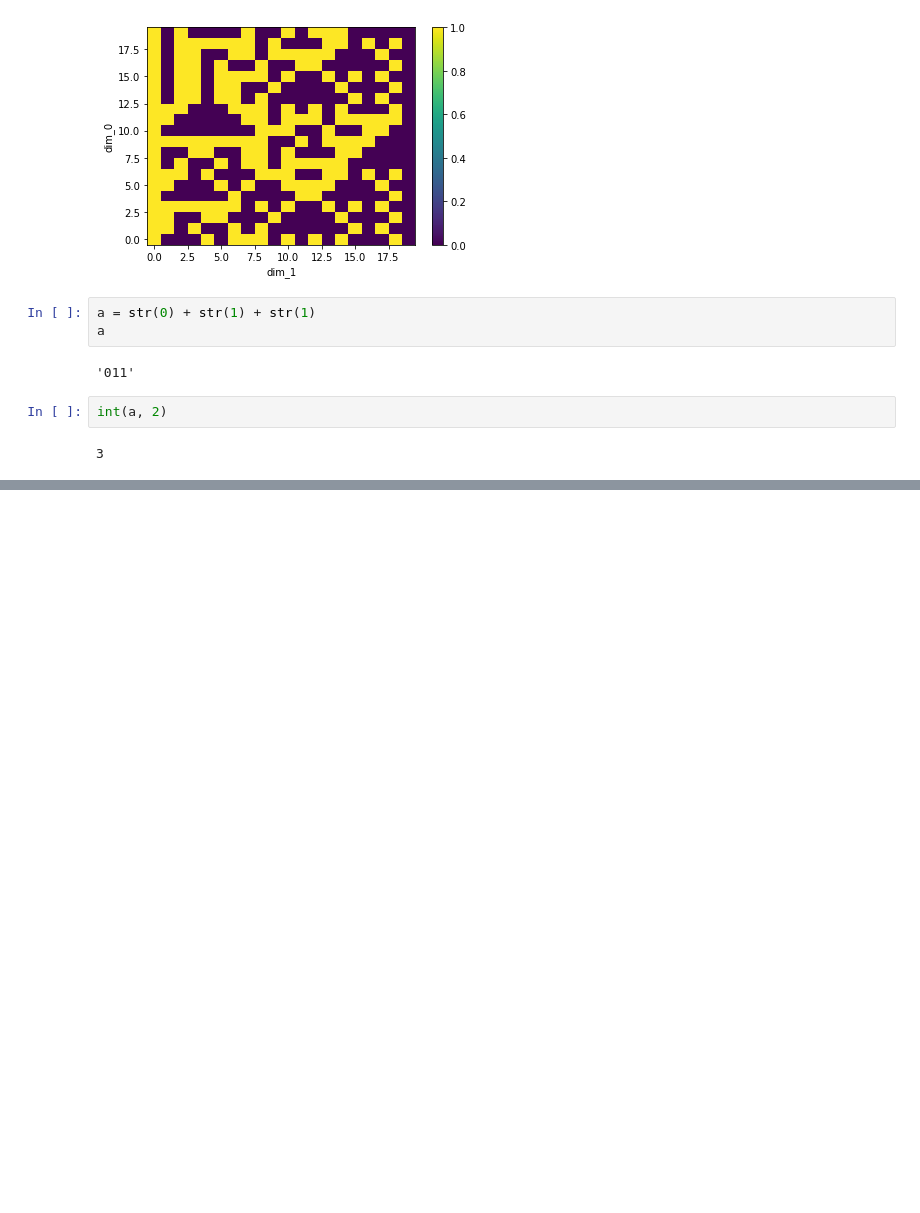
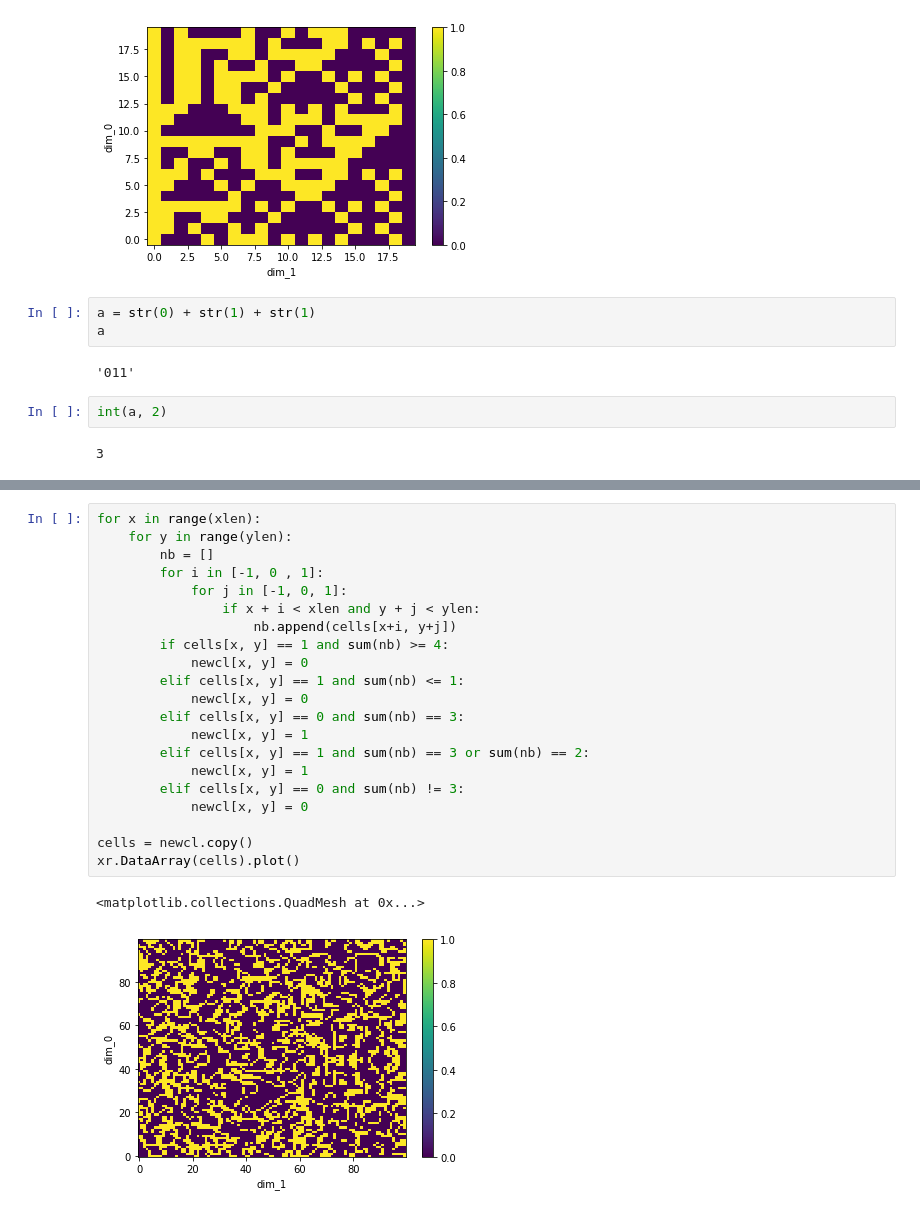
Before and after one commit to cesaraustralia/WindDispersalForecastTool, a Jupyter notebook: Scripts/CA_codes_example.ipynb, the cells around one changed output, grey strips where cells are left out. Saved outputs shown, nothing was run; the diff lists cells and outputs as text; blank space fills up the shorter version.

```diff
--- a/Scripts/CA_codes_example.ipynb
+++ b/Scripts/CA_codes_example.ipynb
@@ -344,0 +367,24 @@ int(a, 2)
+# %%
+for x in range(xlen):
+    for y in range(ylen):
+        nb = []
+        for i in [-1, 0 , 1]:
+            for j in [-1, 0, 1]:
+                if x + i < xlen and y + j < ylen:
+                    nb.append(cells[x+i, y+j])
+        if cells[x, y] == 1 and sum(nb) >= 4:
+            newcl[x, y] = 0
+        elif cells[x, y] == 1 and sum(nb) <= 1:
+            newcl[x, y] = 0
+        elif cells[x, y] == 0 and sum(nb) == 3:
+            newcl[x, y] = 1
+        elif cells[x, y] == 1 and sum(nb) == 3 or sum(nb) == 2:
+            newcl[x, y] = 1
+        elif cells[x, y] == 0 and sum(nb) != 3:
+            newcl[x, y] = 0
+
+cells = newcl.copy()
+xr.DataArray(cells).plot()
+# %% [output]
+<matplotlib.collections.QuadMesh at 0x...>
+[figure, added]
```
Also changed, not shown: parts of 7 cells of this notebook.
